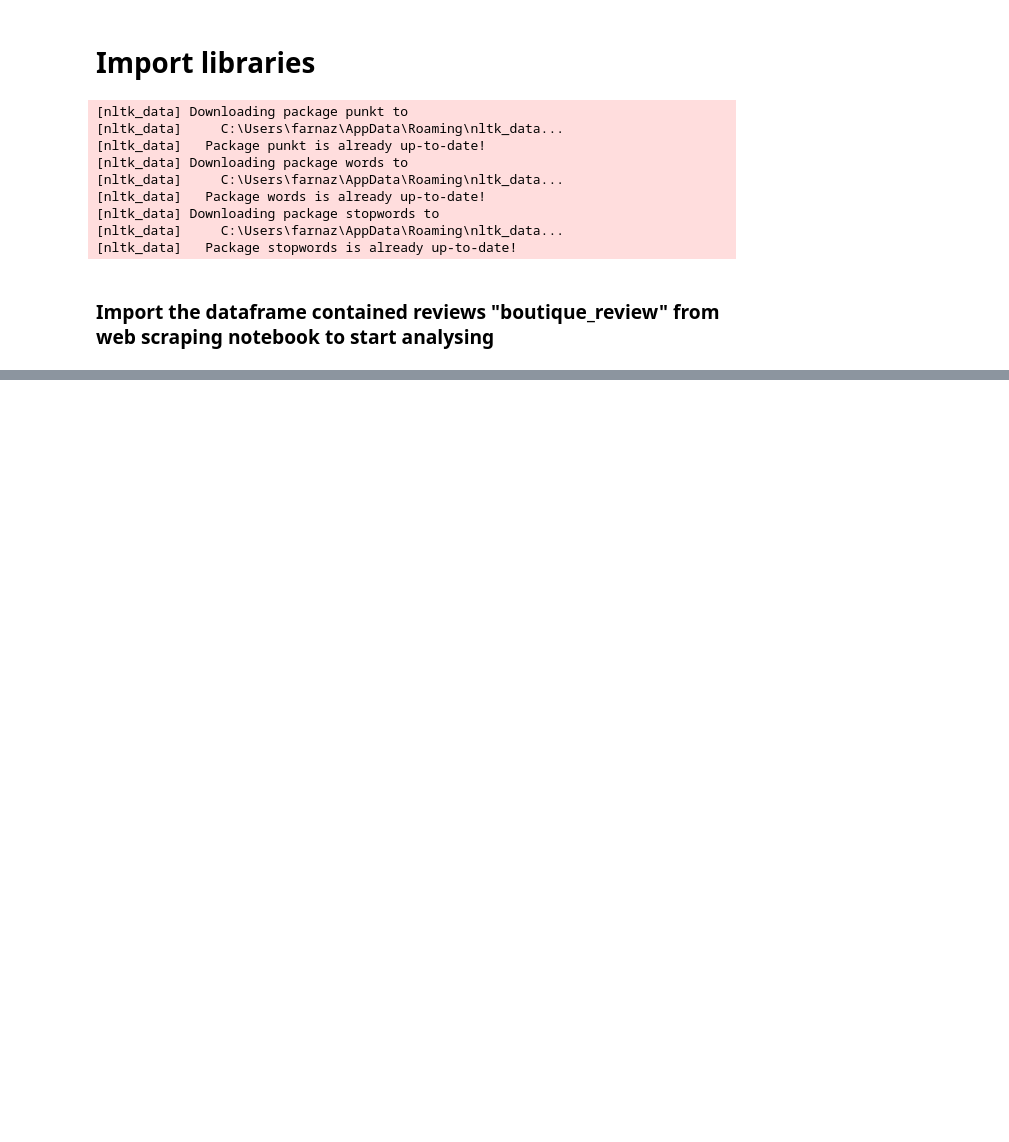
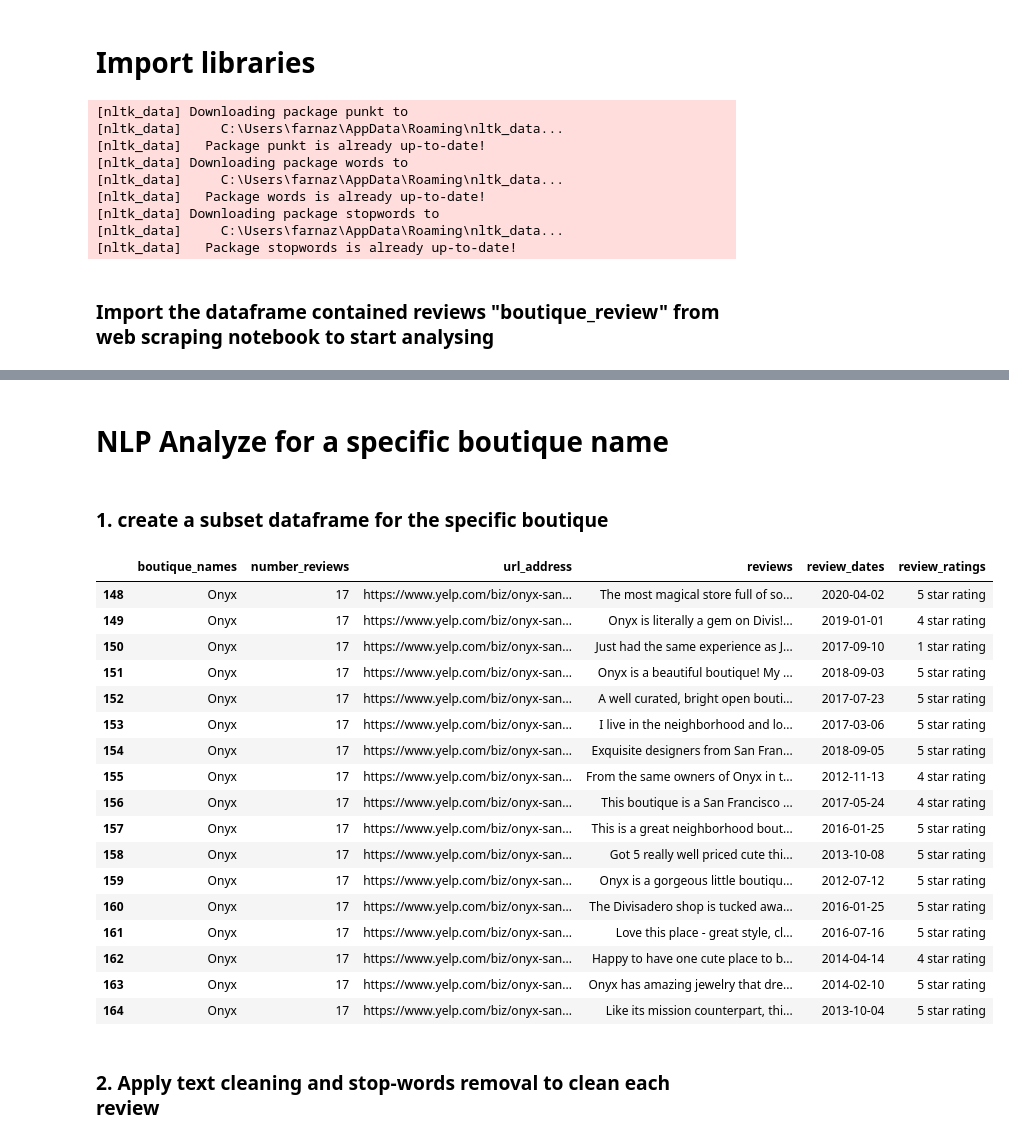
Before and after one commit to FarnazG/CodeReviews, a Jupyter notebook: NLP_Polarity.ipynb, the cells around one changed output, grey strips where cells are left out. Saved outputs shown, nothing was run; the diff lists cells and outputs as text; code cells hidden in the pictures; blank space fills up the shorter version.

Commit message:
NLP Polarity: boutiue dataframe constructed

```diff
--- a/NLP_Polarity.ipynb
+++ b/NLP_Polarity.ipynb
@@ -78,3 +78,36 @@ boutique_info.head()
 | 2 | Onyx | 4.5 star rating | 17 | $$ | (415) 431-6699 | 289 Divisadero St | https://www.yelp.com/biz/onyx-san... |
 | 3 | Wild Feather | 5 star rating | 29 | $$$ | (415) 786-2614 | 597 Haight St | https://www.yelp.com/biz/wild-fea... |
 | 4 | Asmbly Hall - formerly on Fillmor... | 4.5 star rating | 26 | $$ | (415) 801-5862 | 624 Divisadero St | https://www.yelp.com/biz/asmbly-h... |
+# %% [markdown]
+# NLP Analyze for a specific boutique name
+# %% [markdown]
+### 1. create a subset dataframe for the specific boutique
+# %%
+#create a dataframe contained all reviews for one or a list of boutiques "subset_df"
+def subset_df(boutique_name):
+    unique_df = boutique_reviews[boutique_reviews.boutique_names == boutique_name]
+    return  unique_df
+# %%
+Onyx_df = subset_df("Onyx")
+Onyx_df
+# %% [output]
+|  | boutique_names | number_reviews | url_address | reviews | review_dates | review_ratings |
+| 148 | Onyx | 17 | https://www.yelp.com/biz/onyx-san... | The most magical store full of so... | 2020-04-02 | 5 star rating |
+| 149 | Onyx | 17 | https://www.yelp.com/biz/onyx-san... | Onyx is literally a gem on Divis!... | 2019-01-01 | 4 star rating |
+| 150 | Onyx | 17 | https://www.yelp.com/biz/onyx-san... | Just had the same experience as J... | 2017-09-10 | 1 star rating |
+| 151 | Onyx | 17 | https://www.yelp.com/biz/onyx-san... | Onyx is a beautiful boutique! My ... | 2018-09-03 | 5 star rating |
+| 152 | Onyx | 17 | https://www.yelp.com/biz/onyx-san... | A well curated, bright open bouti... | 2017-07-23 | 5 star rating |
+| 153 | Onyx | 17 | https://www.yelp.com/biz/onyx-san... | I live in the neighborhood and lo... | 2017-03-06 | 5 star rating |
+| 154 | Onyx | 17 | https://www.yelp.com/biz/onyx-san... | Exquisite designers from San Fran... | 2018-09-05 | 5 star rating |
+| 155 | Onyx | 17 | https://www.yelp.com/biz/onyx-san... | From the same owners of Onyx in t... | 2012-11-13 | 4 star rating |
+| 156 | Onyx | 17 | https://www.yelp.com/biz/onyx-san... | This boutique is a San Francisco ... | 2017-05-24 | 4 star rating |
+| 157 | Onyx | 17 | https://www.yelp.com/biz/onyx-san... | This is a great neighborhood bout... | 2016-01-25 | 5 star rating |
+| 158 | Onyx | 17 | https://www.yelp.com/biz/onyx-san... | Got 5 really well priced cute thi... | 2013-10-08 | 5 star rating |
+| 159 | Onyx | 17 | https://www.yelp.com/biz/onyx-san... | Onyx is a gorgeous little boutiqu... | 2012-07-12 | 5 star rating |
+| 160 | Onyx | 17 | https://www.yelp.com/biz/onyx-san... | The Divisadero shop is tucked awa... | 2016-01-25 | 5 star rating |
+| 161 | Onyx | 17 | https://www.yelp.com/biz/onyx-san... | Love this place - great style, cl... | 2016-07-16 | 5 star rating |
+| 162 | Onyx | 17 | https://www.yelp.com/biz/onyx-san... | Happy to have one cute place to b... | 2014-04-14 | 4 star rating |
+| 163 | Onyx | 17 | https://www.yelp.com/biz/onyx-san... | Onyx has amazing jewelry that dre... | 2014-02-10 | 5 star rating |
+| 164 | Onyx | 17 | https://www.yelp.com/biz/onyx-san... | Like its mission counterpart, thi... | 2013-10-04 | 5 star rating |
+# %% [markdown]
+### 2. Apply text cleaning and stop-words removal to clean each review
```
Also changed, not shown: parts of 1 cell of this notebook.
